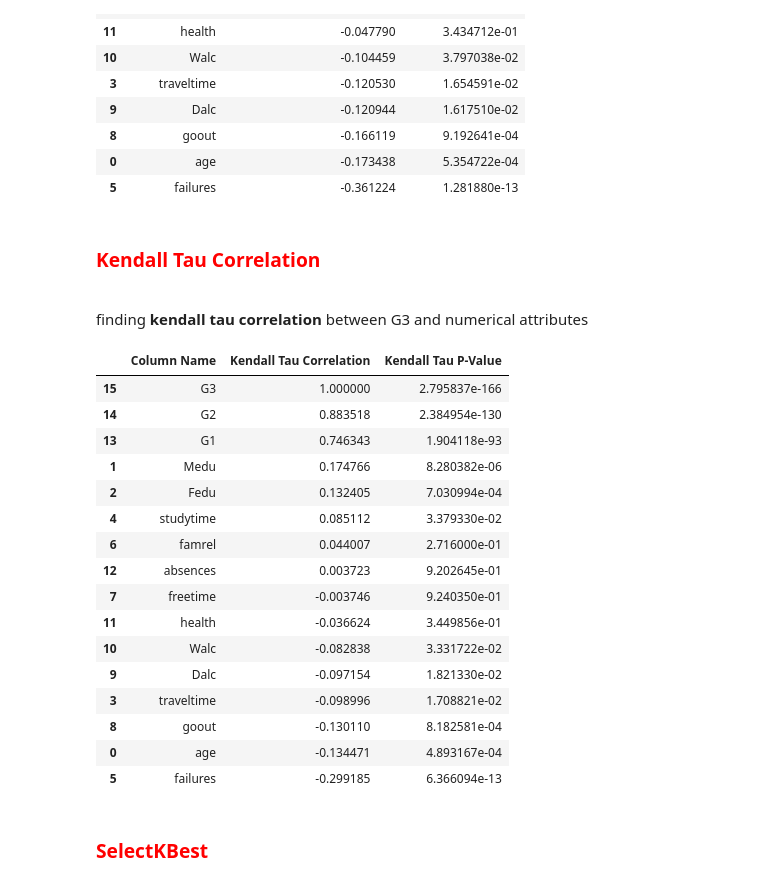
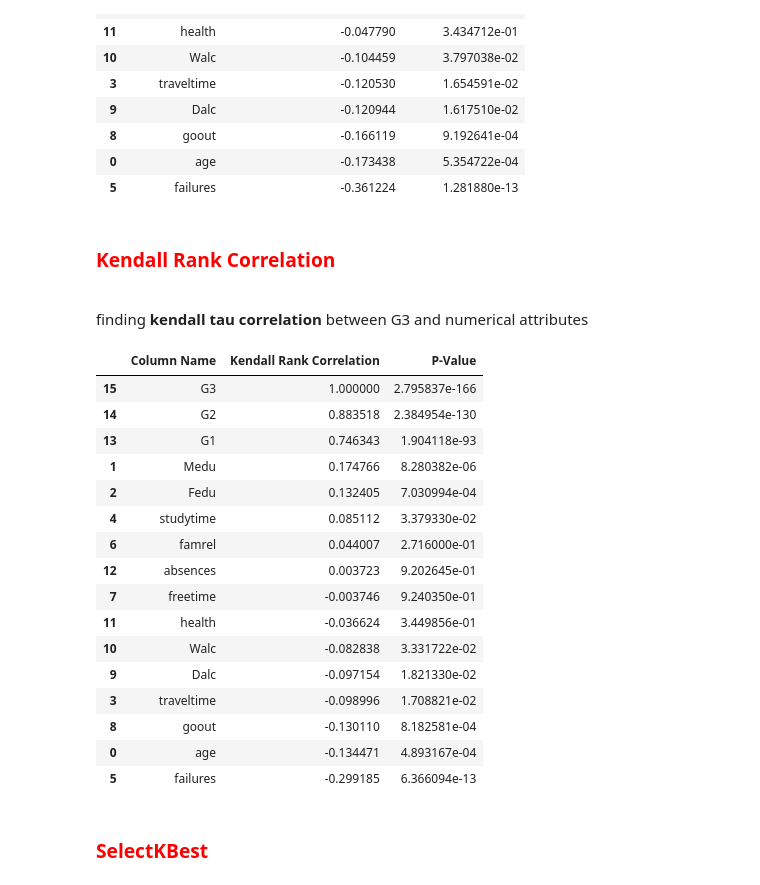
Before and after one commit to ahmetbeylihan/data-mining-assignments, a Jupyter notebook: 3 - Assignment/Assignment III - Univariate Feature Selection.ipynb, the cells around one changed output. Drawn from its saved outputs; the diff is of its cells as text; code cells hidden in the pictures.

```diff
--- a/3 - Assignment/Assignment III - Univariate Feature Selection.ipynb
+++ b/3 - Assignment/Assignment III - Univariate Feature Selection.ipynb
@@ -6,13 +6,15 @@ import matplotlib.pyplot as plt
 import seaborn as sns
 %matplotlib inline
 import scipy.stats as stats
+from sklearn.feature_selection import SelectKBest
+from sklearn.feature_selection import f_classif
+pd.options.display.max_columns = None
 # %% [markdown]
 **Datasource** applied from https://archive.ics.uci.edu/ml/datasets/Student+Performance
 # %%
 url = '../../Datasets/student/student-mat.csv'
 students = pd.read_csv(url, sep=';')
-''''pd.options.display.max_columns = None
-pd.options.display.max_rows = None'''
+''''pd.options.display.max_columns = None'''
 students.head(10)
 # %% [output]
 |  | school | sex | age | address | famsize | Pstatus | Medu | Fedu | Mjob | Fjob | reason | ... |
@@ -26,3 +28,6 @@ students.head(10)
 | 7 | GP | F | 17 | U | GT3 | A | 4 | 4 | other | teacher | home | ... |
 | 8 | GP | M | 15 | U | LE3 | A | 3 | 2 | services | other | home | ... |
 | 9 | GP | M | 15 | U | GT3 | T | 3 | 4 | other | other | home | ... |
+# %%
+num_students = students.select_dtypes(include = np.number)
+num_students
@@ -117,29 +144,29 @@ all_df.sort_values(by = ['Spearman Rank Correlation'], ascending=False)
 | 0 | age | -0.173438 | 5.354722e-04 |
 | 5 | failures | -0.361224 | 1.281880e-13 |
 # %% [markdown]
-<h3><span style="color:red"> Kendall Tau Correlation</span></h3>
+<h3><span style="color:red"> Kendall Rank Correlation</span></h3>
 <br>
 finding <b>kendall tau correlation</b> between G3 and numerical attributes
 # %%
 #Creating kendall datu correlation and p-value for the attributes
 column_kendall_rank_corr = []
 column_kendall_rank_p_value = []
 
 for col in range(num_students.shape[1]):
     kendall_rank_corr = stats.kendalltau(num_students['G3'], num_students[num_students.columns[col]])
     column_kendall_rank_corr.append(kendall_rank_corr[0])
     column_kendall_rank_p_value.append(kendall_rank_corr[1])
 
 # creating DataFrame for all correlations
 corr_df = {'Column Name': num_students.columns.to_numpy(),
-             'Kendall Tau Correlation': column_kendall_rank_corr,
-             'Kendall Tau P-Value': column_kendall_rank_p_value
+             'Kendall Rank Correlation': column_kendall_rank_corr,
+             'P-Value': column_kendall_rank_p_value
             }
 
-all_df = pd.DataFrame(corr_df, columns = ['Column Name', 'Kendall Tau Correlation', 'Kendall Tau P-Value'])
-all_df.sort_values(by = ['Kendall Tau Correlation'], ascending=False)
+all_df = pd.DataFrame(corr_df, columns = ['Column Name', 'Kendall Rank Correlation', 'P-Value'])
+all_df.sort_values(by = ['Kendall Rank Correlation'], ascending=False)
 # %% [output]
-|  | Column Name | Kendall Tau Correlation | Kendall Tau P-Value |
+|  | Column Name | Kendall Rank Correlation | P-Value |
 | 15 | G3 | 1.000000 | 2.795837e-166 |
 | 14 | G2 | 0.883518 | 2.384954e-130 |
 | 13 | G1 | 0.746343 | 1.904118e-93 |
```
Also changed, not shown: parts of 9 cells of this notebook.
